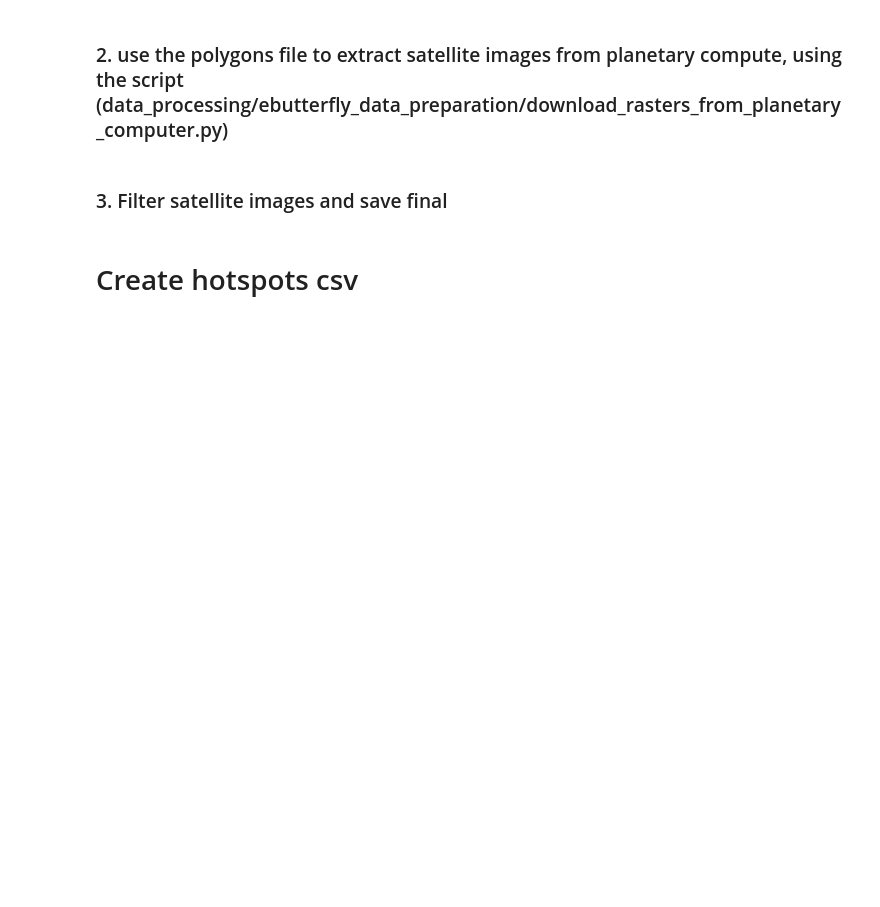
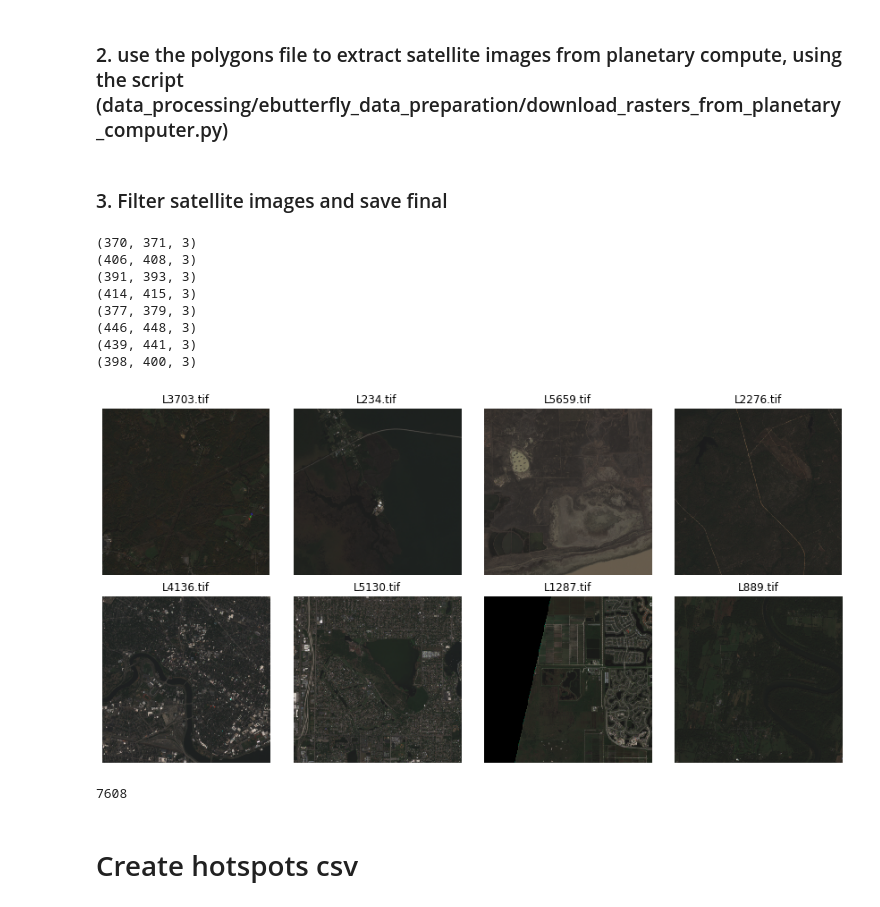
Before and after one commit to RolnickLab/SatBird, a Jupyter notebook: data_processing/ebutterfly_data_preparation/prepare_ebutterfly_independent_from_ebird.ipynb, the cells around one changed output. Saved outputs shown, nothing was run; the diff lists cells and outputs as text; code cells hidden in the pictures; blank space fills up the shorter version.

```diff
--- a/data_processing/ebutterfly_data_preparation/prepare_ebutterfly_independent_from_ebird.ipynb
+++ b/data_processing/ebutterfly_data_preparation/prepare_ebutterfly_independent_from_ebird.ipynb
@@ -177,9 +177,8 @@ import shutil
 from pathlib import Path
 import os
 
-def filter_satellite_images(image_folder="raw_images"):
+def filter_satellite_images(dst, image_folder="raw_images"):
     # exclude images less than 128x128
-    dst = os.path.join(root_dir, dataset_tag, "images")
     if not os.path.exists(dst):
         os.makedirs(dst)
 
@@ -194,6 +193,7 @@ def filter_satellite_images(image_folder="raw_images"):
         if composite.shape[0] >= 128 and composite.shape[1] >= 128:
             shutil.copy(file_path, dst)
 
+def get_final_hotspots(dst):
     final_hotspots = []
     file_list = glob.glob(os.path.join(dst, "*"))
     for i, file_path in enumerate(file_list):
@@ -215,36 +215,48 @@ def explore_satellite_images(image_folder):
         with rio.open(file_path) as f:
             r = f.read(3)
             g = f.read(2)
             b = f.read(1)
 
         # Create a composite image from RGB channels
         composite = np.stack((r, g, b), axis=-1)
         print(composite.shape)
 
         # Clip and normalize the values
         normalized_composite = np.clip((composite / 10000), 0, 1)
 
         # Get the title from the file name
         title = file_path.split("/")[-1]
 
         # Plot the image in the corresponding subplot
         ax = axes[i // 4, i % 4]
         ax.imshow(normalized_composite)
         ax.set_title(title)
         ax.axis('off')
     # Adjust spacing and display the plot
     plt.tight_layout()
     plt.show()
 
-explore_satellite_images(image_folder="raw_images")
+explore_satellite_images(image_folder="images")
 # exclude images of smaller sizes
-final_hotspots = filter_satellite_images(image_folder="raw_images")
-
+dst = os.path.join(root_dir, dataset_tag, "images")
+# filter_satellite_images(dst=dst, image_folder="raw_images")
+final_hotspots = get_final_hotspots(dst)
 # butterfly_df = pd.read_csv(os.path.join(root_dir, dataset_tag, "butterfly_hotspots.csv"))
 
 # butterfly_df = butterfly_df[butterfly_df['hotspot_id'].isin(final_hotspots)]
 
 # butterfly_df.to_csv(os.path.join(root_dir, dataset_tag, "butterfly_hotspots_final.csv"))
+# %% [output]
+(370, 371, 3)
+(406, 408, 3)
+(391, 393, 3)
+(414, 415, 3)
+(377, 379, 3)
+(446, 448, 3)
+(439, 441, 3)
+(398, 400, 3)
+[figure, added]
+7608
 # %% [markdown]
 # Create hotspots csv
 # %%
```
Also changed, not shown: parts of 3 cells of this notebook, 3 other files.
